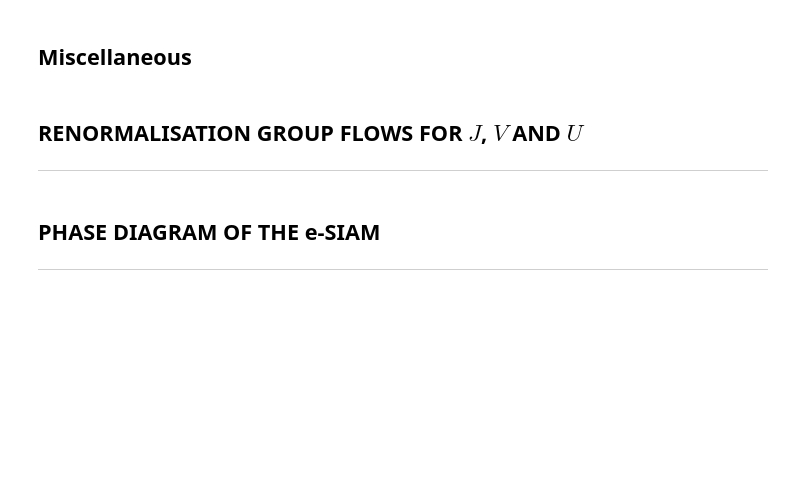
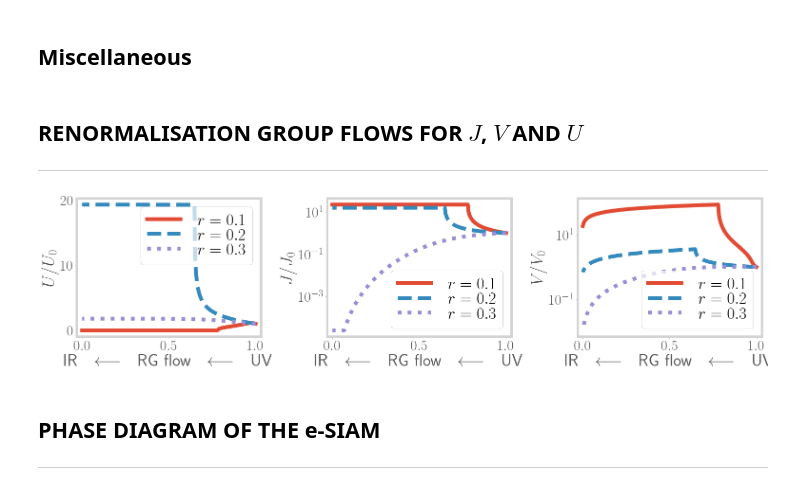
Before and after one commit to abhirup-m/Tiling-Embedded-Esiam, a Jupyter notebook: numerics-tiling.ipynb, the cells around one changed output. Cells and saved outputs as stored; diff of their text form; code cells hidden in the pictures; blank space fills up the shorter version.

```diff
--- a/numerics-tiling.ipynb
+++ b/numerics-tiling.ipynb
@@ -101,7 +102,7 @@ def den(w, D, U, J, K, Ub=0):
 
 #### RETURNS THE MODIFIED SET OF COUPLINGS AT A GIVEN RG STEP ####
 
-def rg_flow(w, D, U, V, J, Ub=0):
+def rg_flow(w, D, D0, U, V, J, Ub=0):
     theta = lambda x: 1 if x < 0 else 0
     K = 0
     d0,d1,d2,d3 = den(w, D, U, J, K, Ub=Ub)
@@ -135,7 +136,7 @@ def complete_RG(w, D0, U0, V0, J0, Ub=0, stop_on_fp=True):
     E, U, V, J = [[g0] for g0 in (D0, U0, V0, J0)]
     for D in np.arange(D0, 0, -deltaD):
         w = -D/2
-        U_j, V_j, J_j = rg_flow(w, D, U[-1], V[-1], J[-1], Ub=Ub)
+        U_j, V_j, J_j = rg_flow(w, D, D0, U[-1], V[-1], J[-1], Ub=Ub)
         U.append(U_j)
         V.append(V_j)
         J.append(J_j)
@@ -976,35 +977,38 @@ def get_kpoints(k_frames, k_points, ky_lims):
 # %%
 def plot_rgflows_Ub(args):
     D0 = args["D0"]
     w = -D0/2
     V0 = D0 * args["V0_by_D0"]
     J0 = V0 * args["J0_by_V0"]
     Ub_range = J0 * args["Ub_range"]
     # Ub_range = -(J0/4) * np.array([0.3, 0.8, 1.1])
     fig, ax = plt.subplots(1,3,figsize=(22,6))
     for i,ylabel in enumerate([r"$U/U_0$", r"$J/J_0$", r"$V/V_0$"]):
         for j,Ub in enumerate(Ub_range):
             U0 = -Ub * 100
             E, U, V, J = complete_RG(w, D0, U0, V0, J0, Ub=Ub)
             V[V < 1e-4] = 1e-4
             J[J < 1e-4] = 1e-4
             steps = E/D0
             y_arr = [U,J,V][i] / [U[0], J[0], V[0]][i]
             label = r"$r={:.1f}$".format(-Ub/J0)
             ax[i].plot(steps, y_arr, label=label, ls=linestyles[j])
         ax[i].legend(handlelength=2)
         if i > 0: ax[i].set_yscale("log")
+        # ax[i].set_yscale("log")
         ax[i].set_ylabel(ylabel)
         ax[i].set_xlabel(r"IR ~ $\longleftarrow$ ~ RG flow ~ $\longleftarrow$ ~ UV")
 
     plt.savefig(fig_save_path + "rg-flows-all.pdf", bbox_inches='tight')
     plt.show()
 
 
-plot_rgflows_Ub({"D0": 100,
-                 "V0_by_D0": 0.01,
-                 "J0_by_V0": 1/7.5,
-                 "Ub_range": -0.25 * np.array([0.3, 0.8, 1.1])})
+plot_rgflows_Ub({"D0": 20,
+                 "V0_by_D0": 0.1,
+                 "J0_by_V0": 2,
+                 "Ub_range": -0.25 * np.array([0.3, 0.8, 1.2])})
+# %% [output]
+[figure, added]
 # %% [markdown]
 ## **PHASE DIAGRAM OF THE e-SIAM**
 <hr style="border:2px solid skyblue">
```
Also changed, not shown: parts of 4 cells of this notebook, 8 other files.
